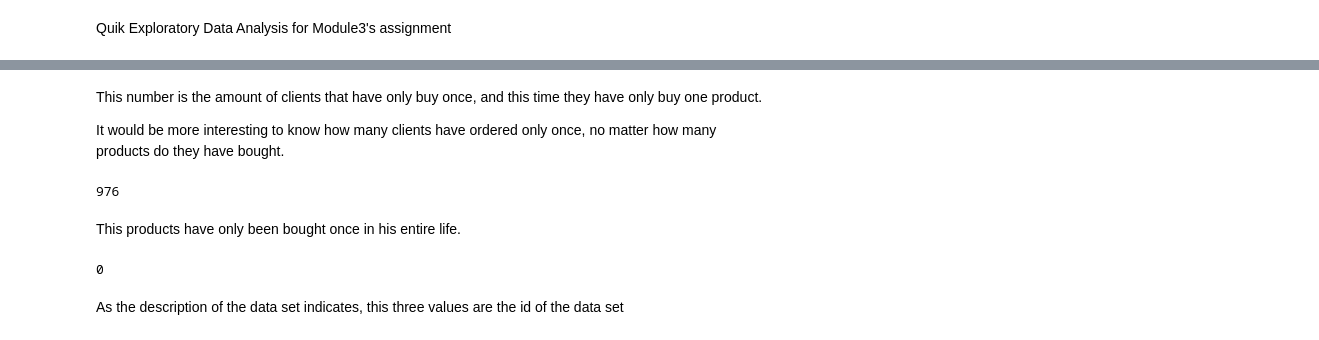
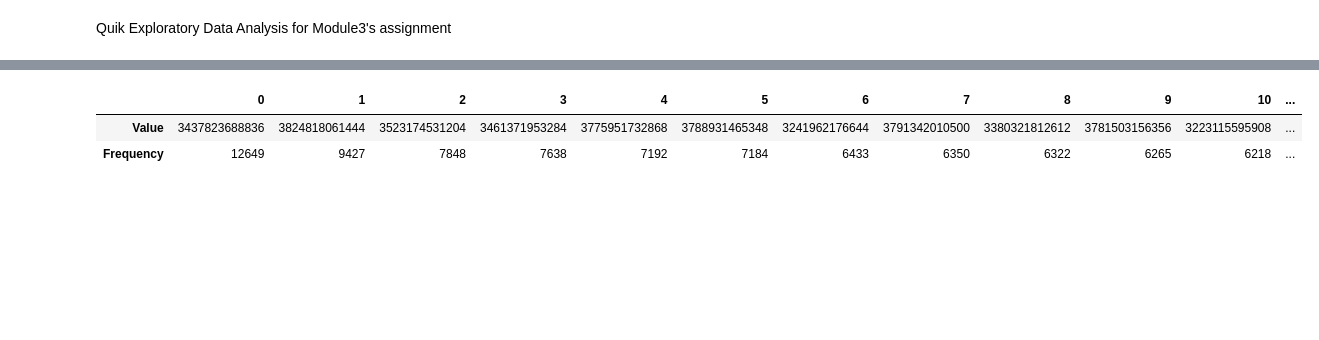
Before and after one commit to felixconesaperez/zrive-ds, a Jupyter notebook: src/module_3/quick_exploratory_data_analysis.ipynb, the cells around one changed output, grey strips where cells are left out. Drawn from its saved outputs; the diff is of its cells as text; code cells hidden in the pictures; blank space fills up the shorter version.

```diff
--- a/src/module_3/quick_exploratory_data_analysis.ipynb
+++ b/src/module_3/quick_exploratory_data_analysis.ipynb
@@ -60,18 +63,10 @@ len(df_orders['user_id'][non_duplicates_users])
-# %% [markdown]
-This number is the amount of clients that have only buy once, and this time they have only buy one product.
-
-It would be more interesting to know how many clients have ordered only once, no matter how many products do they have bought.
-# %%
-non_duplicates_products = ~df_orders['variant_id'].duplicated()
-len(df_orders['variant_id'][non_duplicates_products])
-# %% [output]
-976
-# %% [markdown]
-This products have only been bought once in his entire life.
-# %%
-df_id = df_orders['user_id'].astype(str)+' '+df_orders['variant_id'].astype(str)+' '+df_orders['order_id'].astype(str)
-len(df_id[df_id.duplicated()])
-# %% [output]
-0
-# %% [markdown]
-As the description of the data set indicates, this three values are the id of the data set
+# %%
+user_counts = df_orders['user_id'].value_counts()
+user_counts = pd.DataFrame({'Value': user_counts.index,
+                                    'Frequency': user_counts.values})
+
+display(user_counts.reset_index(drop=True).transpose()) # I would like to drop the index in the print
+# %% [output]
+|  | 0 | 1 | 2 | 3 | 4 | 5 | 6 | 7 | 8 | 9 | 10 | ... |
+| Value | 3437823688836 | 3824818061444 | 3523174531204 | 3461371953284 | 3775951732868 | 3788931465348 | 3241962176644 | 3791342010500 | 3380321812612 | 3781503156356 | 3223115595908 | ... |
+| Frequency | 12649 | 9427 | 7848 | 7638 | 7192 | 7184 | 6433 | 6350 | 6322 | 6265 | 6218 | ... |
```
Also changed, not shown: parts of 10 cells of this notebook.
